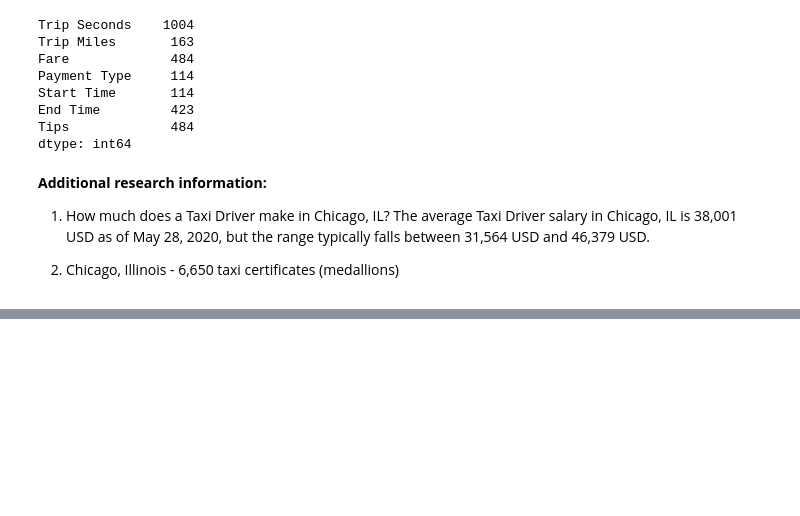
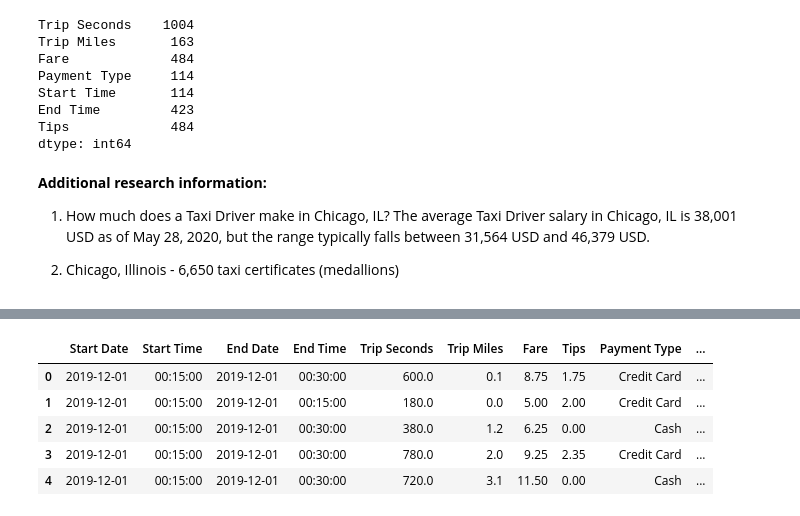
Before and after one commit to OleksiyAnokhin/UChicago-COVID-Hackathon, a Jupyter notebook: UChicago COVID-19 Hackathon.ipynb, the cells around one changed output, grey strips where cells are left out. Cells and saved outputs as stored; diff of their text form; code cells hidden in the pictures; blank space fills up the shorter version.

```diff
--- a/UChicago COVID-19 Hackathon.ipynb
+++ b/UChicago COVID-19 Hackathon.ipynb
@@ -1126,0 +1149,12 @@ dtype: int64
+# %%
+# Pick necessary rows
+taxi_data = taxi_2020[['Start Date', 'Start Time', 'End Date', 'End Time', 'Trip Seconds', 'Trip Miles',
+                       'Fare', 'Tips', 'Payment Type', 'Company']]
+taxi_data.head()
+# %% [output]
+|  | Start Date | Start Time | End Date | End Time | Trip Seconds | Trip Miles | Fare | Tips | Payment Type | ... |
+| 0 | 2019-12-01 | 00:15:00 | 2019-12-01 | 00:30:00 | 600.0 | 0.1 | 8.75 | 1.75 | Credit Card | ... |
+| 1 | 2019-12-01 | 00:15:00 | 2019-12-01 | 00:15:00 | 180.0 | 0.0 | 5.00 | 2.00 | Credit Card | ... |
+| 2 | 2019-12-01 | 00:15:00 | 2019-12-01 | 00:30:00 | 380.0 | 1.2 | 6.25 | 0.00 | Cash | ... |
+| 3 | 2019-12-01 | 00:15:00 | 2019-12-01 | 00:30:00 | 780.0 | 2.0 | 9.25 | 2.35 | Credit Card | ... |
+| 4 | 2019-12-01 | 00:15:00 | 2019-12-01 | 00:30:00 | 720.0 | 3.1 | 11.50 | 0.00 | Cash | ... |
```
Also changed, not shown: parts of 12 cells of this notebook, 6 other files.
